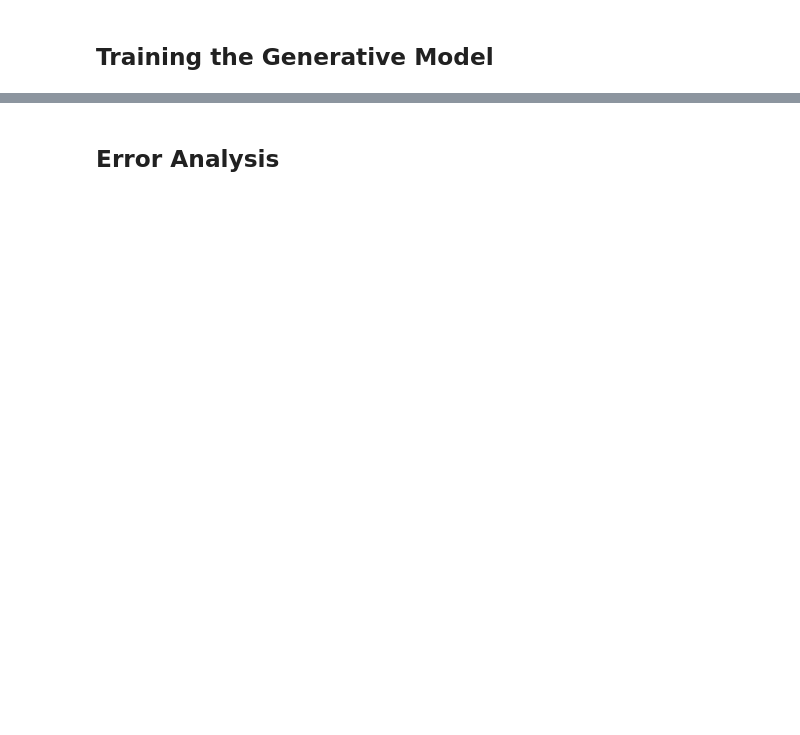
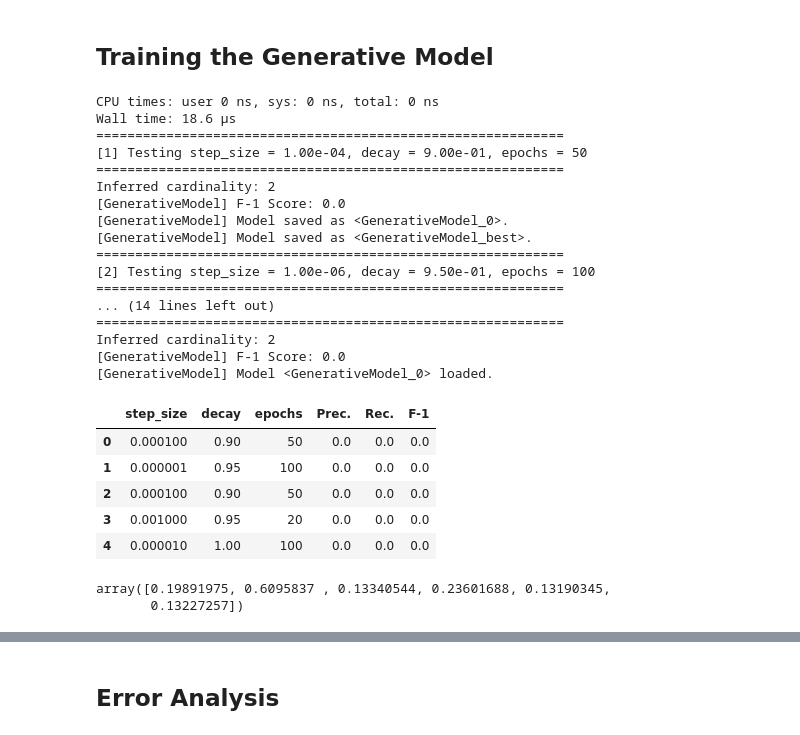
Before and after one commit to CHTAP/extractors, a Jupyter notebook: src/snorkel_extractor_memex/Snorkel_Pipeline_Version_NB2.ipynb, the cells around one changed output, grey strips where cells are left out. Drawn from its saved outputs; the diff is of its cells as text; code cells hidden in the pictures; blank space fills up the shorter version.

```diff
--- a/src/snorkel_extractor_memex/Snorkel_Pipeline_Version_NB2.ipynb
+++ b/src/snorkel_extractor_memex/Snorkel_Pipeline_Version_NB2.ipynb
@@ -65,10 +345,48 @@ L_train.lf_stats(session)
 ## Training the Generative Model
 # %%
 from snorkel.learning import GenerativeModel
+from snorkel.learning import RandomSearch
+
+param_ranges = {
+    'step_size' : [1e-2, 1e-3, 1e-4, 1e-5, 1e-6],
+    'decay' : [1.0, 0.95, 0.9],
+    'epochs' : [20, 50, 100]
+}
 
 gen_model = GenerativeModel()
-gen_model.train(L_train, epochs=100, decay=0.95, step_size=0.1 / L_train.shape[0], reg_param=1e-6)
+searcher = RandomSearch(GenerativeModel, param_ranges, L_train, n=5)
+%time
+gen_model, run_stats = searcher.fit(L_dev, L_gold_dev)
+run_stats
+#gen_model.fit(L_train, epochs=100, decay=0.95, step_size=0.1 / L_train.shape[0], reg_param=1e-6, n_threads=parallelism)
+# %% [output]
+CPU times: user 0 ns, sys: 0 ns, total: 0 ns
+Wall time: 18.6 µs
+============================================================
+[1] Testing step_size = 1.00e-04, decay = 9.00e-01, epochs = 50
+============================================================
+Inferred cardinality: 2
+[GenerativeModel] F-1 Score: 0.0
+[GenerativeModel] Model saved as <GenerativeModel_0>.
+[GenerativeModel] Model saved as <GenerativeModel_best>.
+============================================================
+[2] Testing step_size = 1.00e-06, decay = 9.50e-01, epochs = 100
+============================================================
+... (14 lines left out)
+============================================================
+Inferred cardinality: 2
+[GenerativeModel] F-1 Score: 0.0
+[GenerativeModel] Model <GenerativeModel_0> loaded.
+|  | step_size | decay | epochs | Prec. | Rec. | F-1 |
+| 0 | 0.000100 | 0.90 | 50 | 0.0 | 0.0 | 0.0 |
+| 1 | 0.000001 | 0.95 | 100 | 0.0 | 0.0 | 0.0 |
+| 2 | 0.000100 | 0.90 | 50 | 0.0 | 0.0 | 0.0 |
+| 3 | 0.001000 | 0.95 | 20 | 0.0 | 0.0 | 0.0 |
+| 4 | 0.000010 | 1.00 | 100 | 0.0 | 0.0 | 0.0 |
 # %%
 gen_model.weights.lf_accuracy
+# %% [output]
+array([0.19891975, 0.6095837 , 0.13340544, 0.23601688, 0.13190345,
+       0.13227257])
 # %%
 train_marginals = gen_model.marginals(L_train)
```
Also changed, not shown: parts of 21 cells of this notebook, 4 other files.
